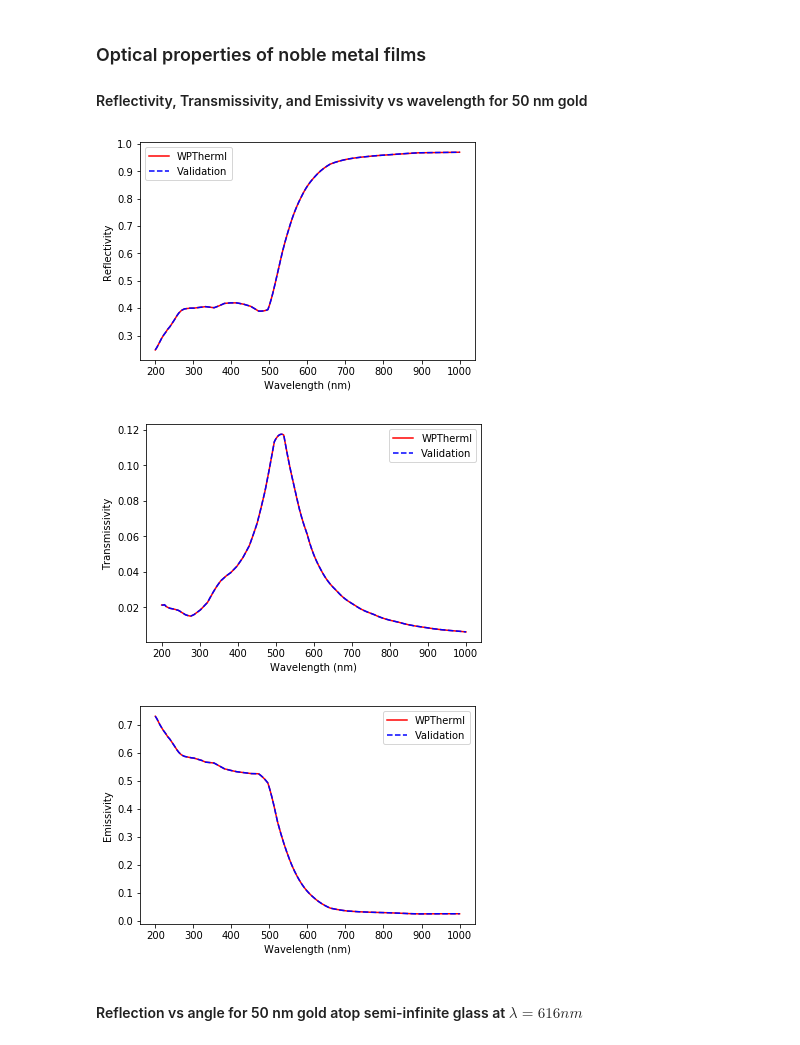
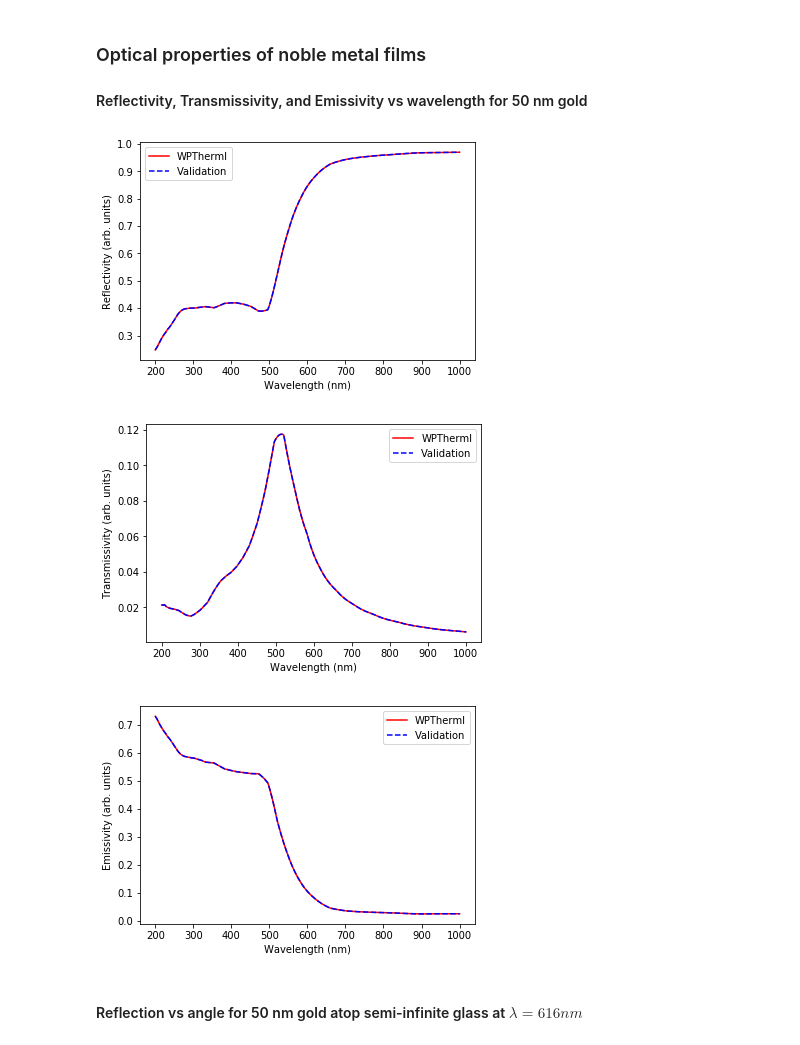
Before and after one commit to FoleyLab/wptherml_v1.0.0, a Jupyter notebook: example/Validate_Fresnel.ipynb, the cells around one changed output. Saved outputs shown, nothing was run; the diff lists cells and outputs as text; code cells hidden in the pictures.

Commit message:
Update Validate_Fresnel.ipynb
updated figure captions

```diff
--- a/example/Validate_Fresnel.ipynb
+++ b/example/Validate_Fresnel.ipynb
@@ -33,39 +33,39 @@ structure = {
         }
 
 gold_film = multilayer(structure)
 
 ### get validation data for first validation case - 50 nm Au film
 gold_film.validation_option = 1
 gold_film.get_validation_data()
 
 
 
 plt.plot(1e9*gold_film.lambda_array, gold_film.reflectivity_array, 'red', label='WPTherml')
 plt.plot(1e9*gold_film.valid_lambda_array, gold_film.valid_reflectivity_array, 'b--', label='Validation')
 plt.xlabel("Wavelength (nm)")
-plt.ylabel("Reflectivity")
+plt.ylabel("Reflectivity (arb. units)")
 plt.legend()
 plt.show()
 
 ### plot wptherml transmissivity with red lines, validation data with blue dashed lines
 plt.plot(1e9*gold_film.lambda_array, gold_film.transmissivity_array, 'red', label='WPTherml')
 plt.plot(1e9*gold_film.valid_lambda_array, gold_film.valid_transmissivity_array, 'b--', label='Validation')
 plt.xlabel("Wavelength (nm)")
-plt.ylabel("Transmissivity")
+plt.ylabel("Transmissivity (arb. units)")
 plt.legend()
 plt.show()
 
 ### plot wptherml emissivity with red lines, validation data with blue dashed lines
 plt.plot(1e9*gold_film.lambda_array, gold_film.emissivity_array, 'red', label='WPTherml')
 plt.plot(1e9*gold_film.valid_lambda_array, gold_film.valid_emissivity_array, 'b--', label='Validation')
 plt.xlabel("Wavelength (nm)")
-plt.ylabel("Emissivity")
+plt.ylabel("Emissivity (arb. units)")
 plt.legend()
 plt.show()
 # %% [output]
-[figure, old version]
+[figure, new version]
-[figure, old version]
+[figure, new version]
-[figure, old version]
+[figure, new version]
 # %% [markdown]
 #### Reflection vs angle for 50 nm gold atop semi-infinite glass at $\lambda = 616 nm$
 # %%
```
Also changed, not shown: parts of 2 cells of this notebook.
